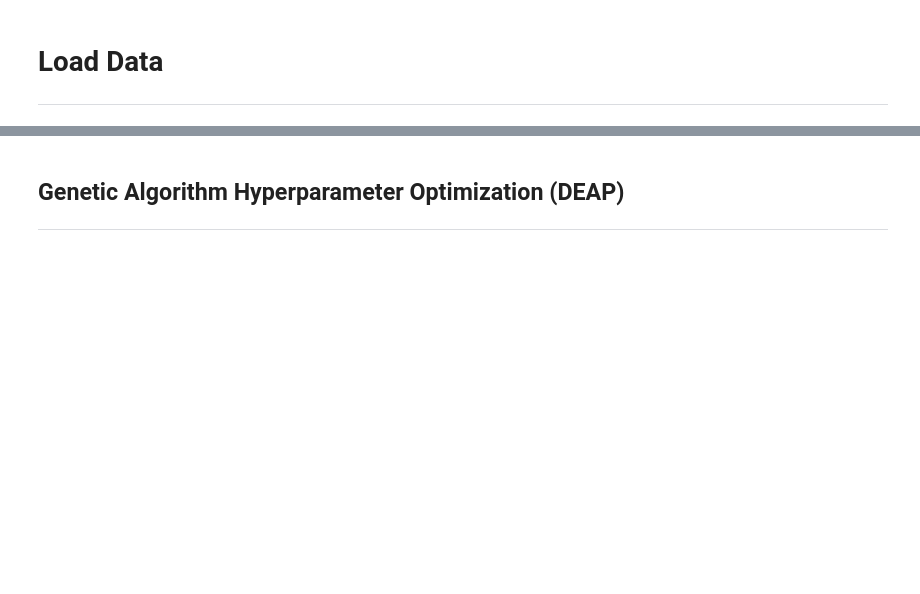
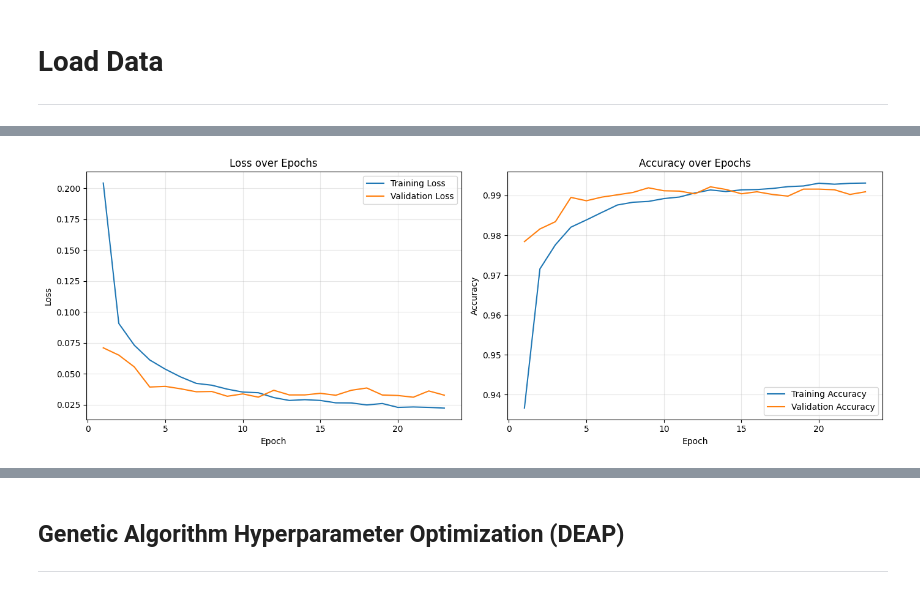
Before and after one commit to LucasMLago/FederatedGeneticAlgorithm, a Jupyter notebook: notebooks/mlp.ipynb, the cells around one changed output, grey strips where cells are left out. Cells and saved outputs as stored; diff of their text form; code cells hidden in the pictures; blank space fills up the shorter version.

```diff
--- a/notebooks/mlp.ipynb
+++ b/notebooks/mlp.ipynb
@@ -45,10 +39,10 @@ torch.manual_seed(config.SEED)
 # Convert to pytorch tensor and normalize
 transform = transforms.Compose([
     transforms.ToTensor(),
-    transforms.Normalize((0.5, 0.5, 0.5), (0.5, 0.5, 0.5)) # Normalize for 3 channel image
+    transforms.Normalize((0.5,), (0.5,))
 ])
 # %%
-trainset = torchvision.datasets.CIFAR10(
+trainset = torchvision.datasets.MNIST(
     root="../data",
     train=True,
     transform=transform,
@@ -58,5 +54,5 @@ len(trainset)
 # %%
-testset = torchvision.datasets.CIFAR10(
+testset = torchvision.datasets.MNIST(
     root="../data",
     train=False,
     transform=transform,
@@ -243,3 +221,29 @@ print(f"\nBest validation accuracy: {best_val_acc:.4f}")
+# %%
+# Plot training and validation metrics
+fig, axes = plt.subplots(1, 2, figsize=(14, 5))
+
+# Loss plot
+axes[0].plot(range(1, len(train_losses) + 1), train_losses, label='Training Loss')
+axes[0].plot(range(1, len(val_losses) + 1), val_losses, label='Validation Loss')
+axes[0].set_xlabel('Epoch')
+axes[0].set_ylabel('Loss')
+axes[0].set_title('Loss over Epochs')
+axes[0].legend()
+axes[0].grid(True, alpha=0.3)
+
+# Accuracy plot
+axes[1].plot(range(1, len(train_accuracies) + 1), train_accuracies, label='Training Accuracy')
+axes[1].plot(range(1, len(val_accuracies) + 1), val_accuracies, label='Validation Accuracy')
+axes[1].set_xlabel('Epoch')
+axes[1].set_ylabel('Accuracy')
+axes[1].set_title('Accuracy over Epochs')
+axes[1].legend()
+axes[1].grid(True, alpha=0.3)
+
+plt.tight_layout()
+plt.show()
+# %% [output]
+[figure, added]
 # %%
 test_loss, test_acc = evaluate(model, test_loader, criterion)
 print(f"Test Loss: {test_loss:.4f}, Test Accuracy: {test_acc:.4f}")
```
Also changed, not shown: parts of 32 cells of this notebook, 12 other files.
